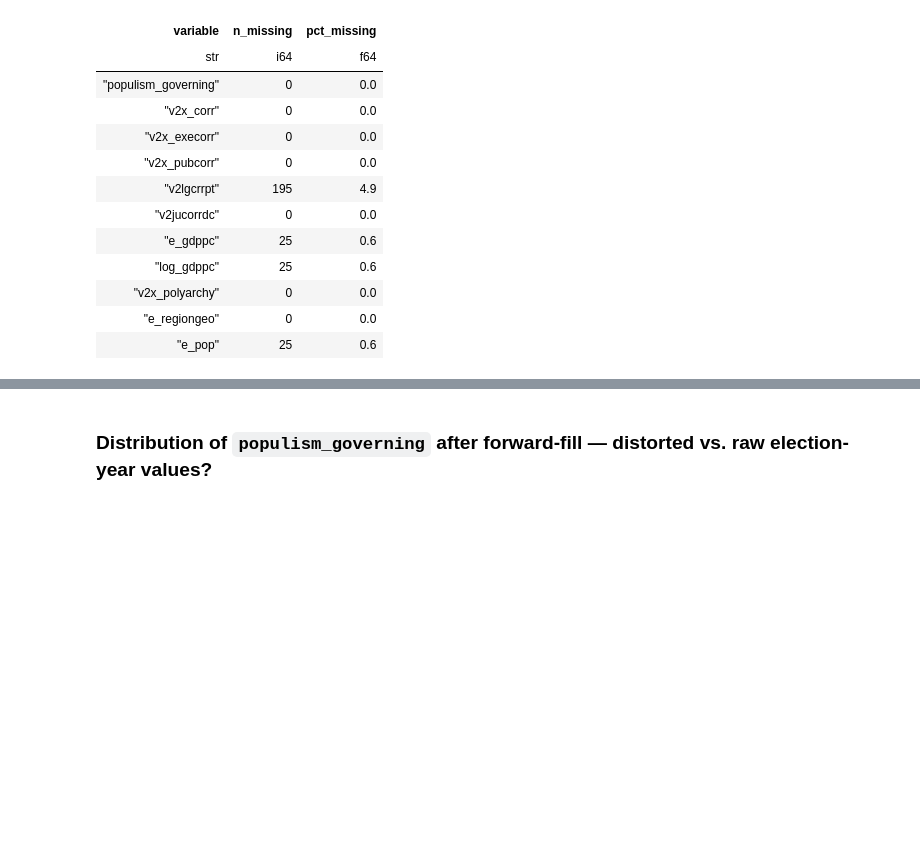
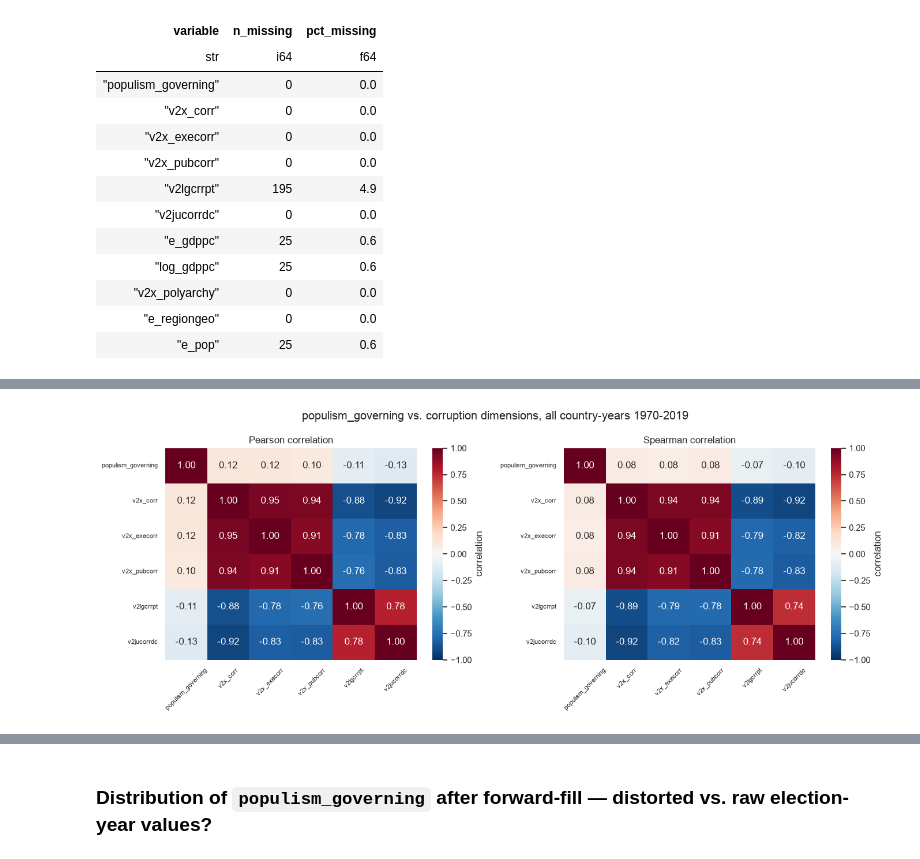
Before and after one commit to VYelisieievV/data-science-lab-bicocca, a Jupyter notebook: notebooks/02_preprocessing.ipynb, the cells around one changed output, grey strips where cells are left out. Drawn from its saved outputs; the diff is of its cells as text; code cells hidden in the pictures; blank space fills up the shorter version.

Commit message:
Preprocessing: add cross-sectional Pearson/Spearman correlations (Section 5e/5f)

```diff
--- a/notebooks/02_preprocessing.ipynb
+++ b/notebooks/02_preprocessing.ipynb
@@ -21,7 +21,12 @@ the full methodology write-up; this notebook implements those decisions.
 from pathlib import Path
 
 import duckdb
+import matplotlib.pyplot as plt
+import numpy as np
 import polars as pl
+import seaborn as sns
+
+sns.set_theme(style="whitegrid")
 
 pl.Config.set_tbl_rows(20)
 pl.Config.set_tbl_cols(20)
@@ -296,0 +308,22 @@ shape: (11, 3)
+# %%
+from scipy.stats import spearmanr
+
+CORR_VARS = ["populism_governing", "v2x_corr", "v2x_execorr", "v2x_pubcorr", "v2lgcrrpt", "v2jucorrdc"]
+
+corr_data = panel.select(CORR_VARS).drop_nulls()
+corr_arr = corr_data.to_numpy()
+
+pearson_corr = pl.DataFrame(
+    np.corrcoef(corr_arr, rowvar=False), schema=CORR_VARS
+).insert_column(0, pl.Series("variable", CORR_VARS))
+
+spearman_arr, _ = spearmanr(corr_arr)
+spearman_corr = pl.DataFrame(
+    spearman_arr, schema=CORR_VARS
+).insert_column(0, pl.Series("variable", CORR_VARS))
+
+print(f"n complete-case rows: {corr_data.height}")
+print("\nPearson:")
+print(pearson_corr)
+print("\nSpearman:")
+print(spearman_corr)
@@ -296,0 +348,20 @@ shape: (11, 3)
+# %%
+fig, axes = plt.subplots(1, 2, figsize=(14, 5.5))
+for ax, (mat, title) in zip(
+    axes,
+    [(pearson_corr.select(CORR_VARS).to_numpy(), "Pearson"),
+     (spearman_corr.select(CORR_VARS).to_numpy(), "Spearman")],
+):
+    sns.heatmap(
+        mat, annot=True, fmt=".2f", cmap="RdBu_r", vmin=-1, vmax=1,
+        xticklabels=CORR_VARS, yticklabels=CORR_VARS, ax=ax,
+        cbar_kws={"label": "correlation"},
+    )
+    ax.set_title(f"{title} correlation")
+    ax.tick_params(axis="x", rotation=45, labelsize=8)
+    ax.tick_params(axis="y", rotation=0, labelsize=8)
+fig.suptitle("populism_governing vs. corruption dimensions, all country-years 1970-2019")
+fig.tight_layout()
+plt.show()
+# %% [output]
+[figure, added]
```
Also changed, not shown: parts of 5 cells of this notebook.
